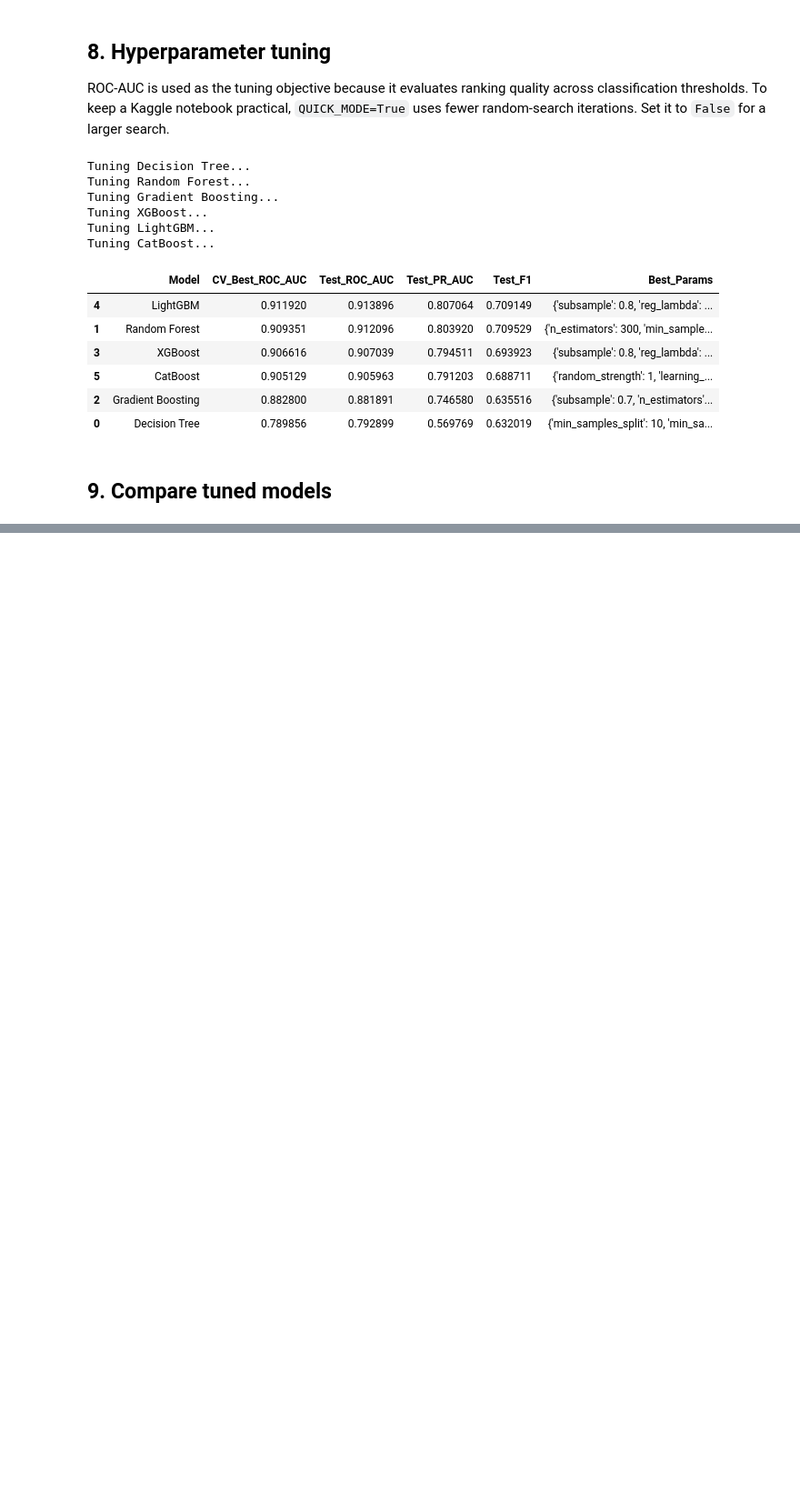
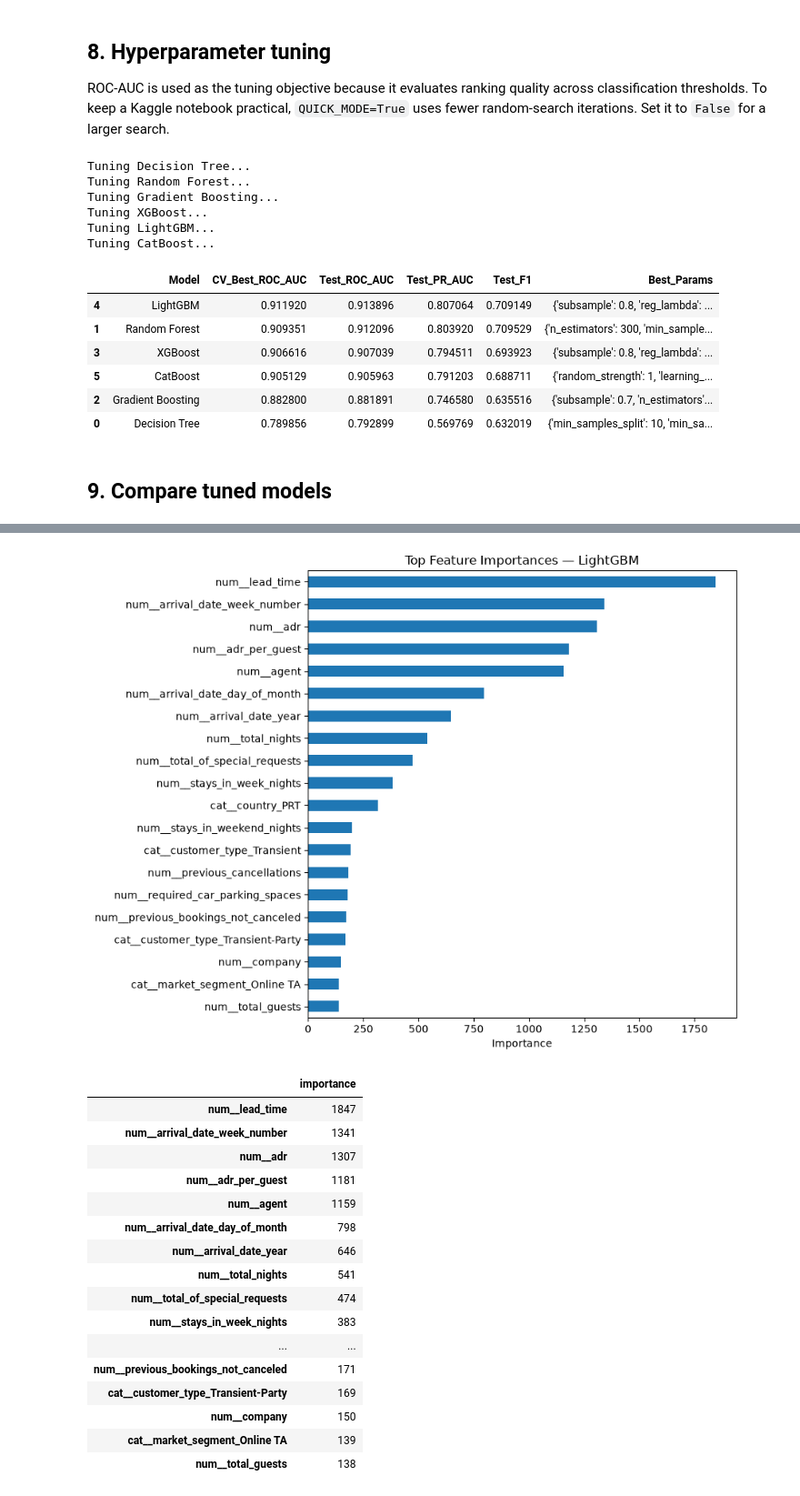
Before and after one commit to nuespringramalimarouane-prog/Hotel-Booking-Cancellation-Prediction, a Jupyter notebook: hotel_booking_cancellation.ipynb, the cells around one changed output, grey strips where cells are left out. Shown at 91% size. Saved outputs shown, nothing was run; the diff lists cells and outputs as text; code cells hidden in the pictures; blank space fills up the shorter version.

Commit message:
best model identifying

```diff
--- a/hotel_booking_cancellation.ipynb
+++ b/hotel_booking_cancellation.ipynb
@@ -486,3 +486,21 @@ Tuning CatBoost...
 | 0 | Decision Tree | 0.789856 | 0.792899 | 0.569769 | 0.632019 | {'min_samples_split': 10, 'min_sa... |
 # %% [markdown]
 ## 9. Compare tuned models
+# %%
+rows=[]
+for name, model in tuned.items():
+    if name == "CatBoost":
+        pred=model.predict(Xte_cat).astype(int).ravel(); prob=model.predict_proba(Xte_cat)[:,1]
+    else:
+        pred=model.predict(X_test_enc); prob=model.predict_proba(X_test_enc)[:,1]
+    rows.append({"Model":name, "Accuracy":accuracy_score(y_test,pred),
+                 "Precision":precision_score(y_test,pred,zero_division=0),
+                 "Recall":recall_score(y_test,pred,zero_division=0),
+                 "F1":f1_score(y_test,pred,zero_division=0),
+                 "ROC-AUC":roc_auc_score(y_test,prob),
+                 "PR-AUC":average_precision_score(y_test,prob)})
+
+tuned_results=pd.DataFrame(rows).sort_values("ROC-AUC",ascending=False)
+display(tuned_results)
+BEST_NAME=tuned_results.iloc[0]["Model"]
+print("Best model by ROC-AUC:", BEST_NAME)
@@ -488,0 +520,29 @@ Tuning CatBoost...
+# %%
+best_model=tuned[BEST_NAME]
+if BEST_NAME == "CatBoost":
+    imp=pd.Series(best_model.get_feature_importance(), index=X_train.columns).sort_values(ascending=False).head(20)
+else:
+    imp=pd.Series(best_model.feature_importances_, index=feature_names).sort_values(ascending=False).head(20)
+
+imp.sort_values().plot(kind="barh", figsize=(9,7), title=f"Top Feature Importances — {BEST_NAME}")
+plt.xlabel("Importance"); plt.tight_layout(); plt.show()
+display(imp.to_frame("importance"))
+# %% [output]
+[figure, added]
+|  | importance |
+| num__lead_time | 1847 |
+| num__arrival_date_week_number | 1341 |
+| num__adr | 1307 |
+| num__adr_per_guest | 1181 |
+| num__agent | 1159 |
+| num__arrival_date_day_of_month | 798 |
+| num__arrival_date_year | 646 |
+| num__total_nights | 541 |
+| num__total_of_special_requests | 474 |
+| num__stays_in_week_nights | 383 |
+| ... | ... |
+| num__previous_bookings_not_canceled | 171 |
+| cat__customer_type_Transient-Party | 169 |
+| num__company | 150 |
+| cat__market_segment_Online TA | 139 |
+| num__total_guests | 138 |
```
Also changed, not shown: parts of 2 cells of this notebook.
